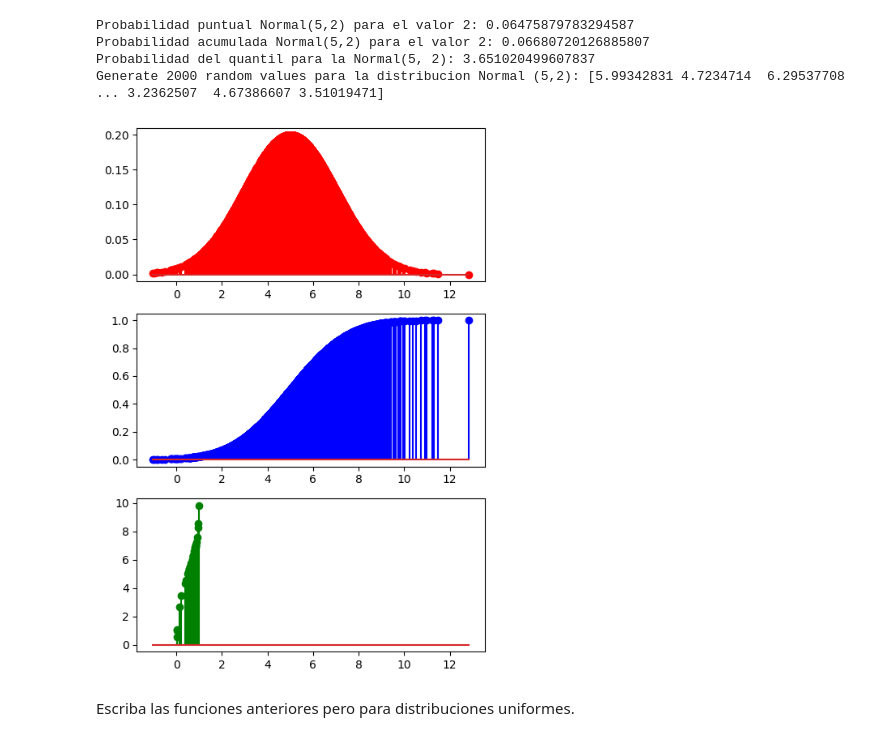
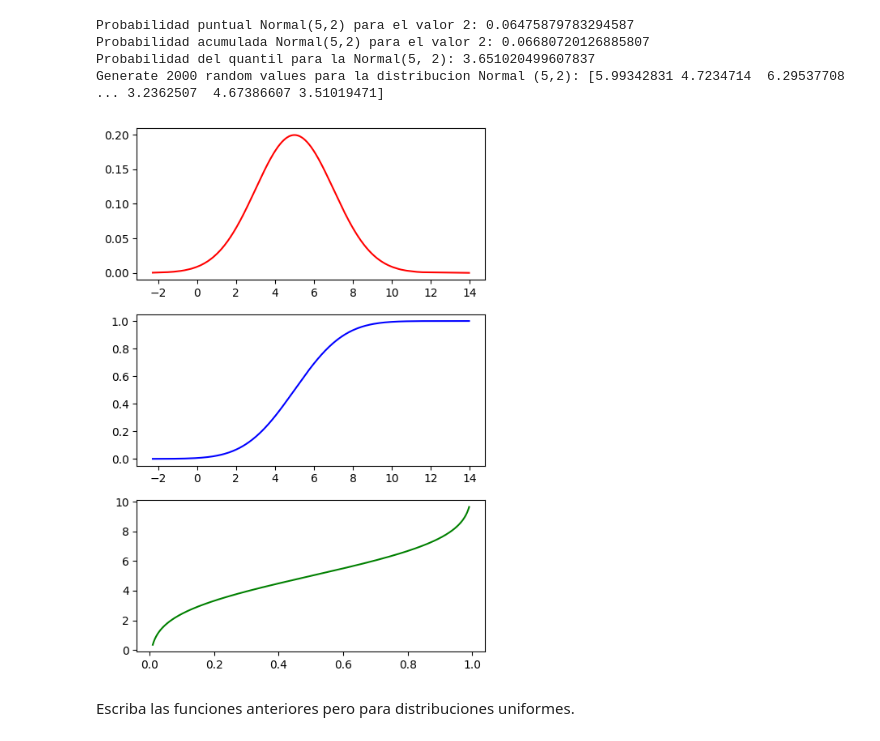
Before and after one commit to 4GeeksAcademy/abgonzalez-probability-distribution-exercises-project-with-python, a Jupyter notebook: notebook/problems.es.ipynb, the cells around one changed output. Cells and saved outputs as stored; diff of their text form; code cells hidden in the pictures.

```diff
--- a/notebook/problems.es.ipynb
+++ b/notebook/problems.es.ipynb
@@ -138,28 +159,29 @@ Generate 2000 random values para la distribucion Normal (5,2): [5.99342831 4.723
 # %%
 import matplotlib.pyplot as plt
 
 mean=5
 sd=2
 
-data = rnorm(2000, mean=mean, sd=sd)
+data = np.sort(rnorm(2000, mean=mean, sd=sd))
+p_values = np.linspace(0.01, 0.99, len(data))
 
 pdf = dnorm(data, mean = mean, sd = sd)
 cdf = pnorm(data, mean = mean, sd = sd)
-ppf = qnorm(data, mean = mean, sd = sd)
+ppf = qnorm(p_values, mean = mean, sd = sd)
 
 fig, axis = plt.subplots(3, 1, figsize = (5, 7))
 
-axis[0].stem(data, pdf, "r-")
-axis[1].stem(data, cdf, "b-")
-axis[2].stem(data, ppf, "g-")
+axis[0].plot(data, pdf, "r-")
+axis[1].plot(data, cdf, "b-")
+axis[2].plot(p_values, ppf, "g-")
 
 # Adjust the layout
 plt.tight_layout()
 
 # Show the plot
 plt.show()
 # %% [output]
-[figure, old version]
+[figure, new version]
 # %% [markdown]
 Escriba las funciones anteriores pero para distribuciones uniformes.
 # %%
```
Also changed, not shown: parts of 4 cells of this notebook.
